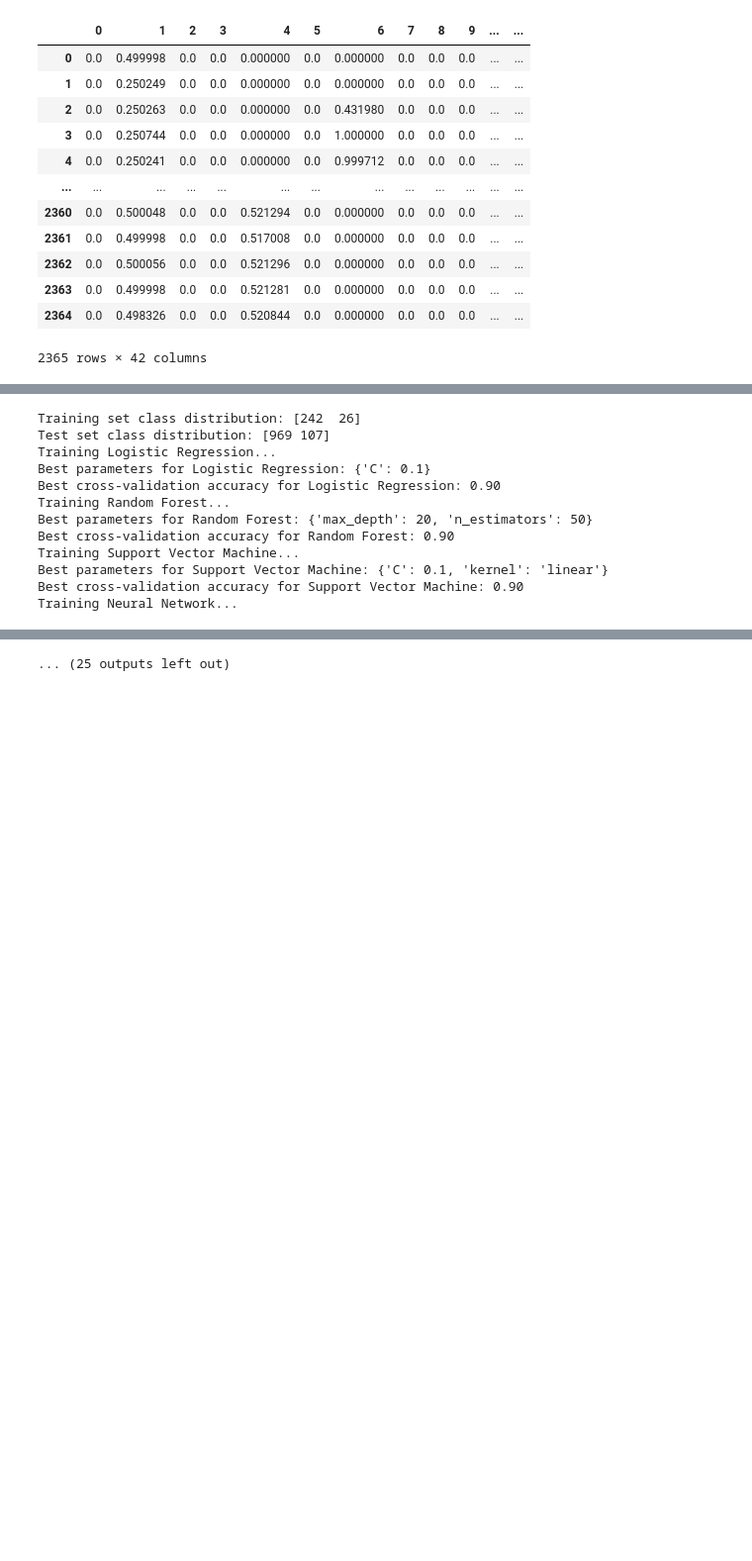
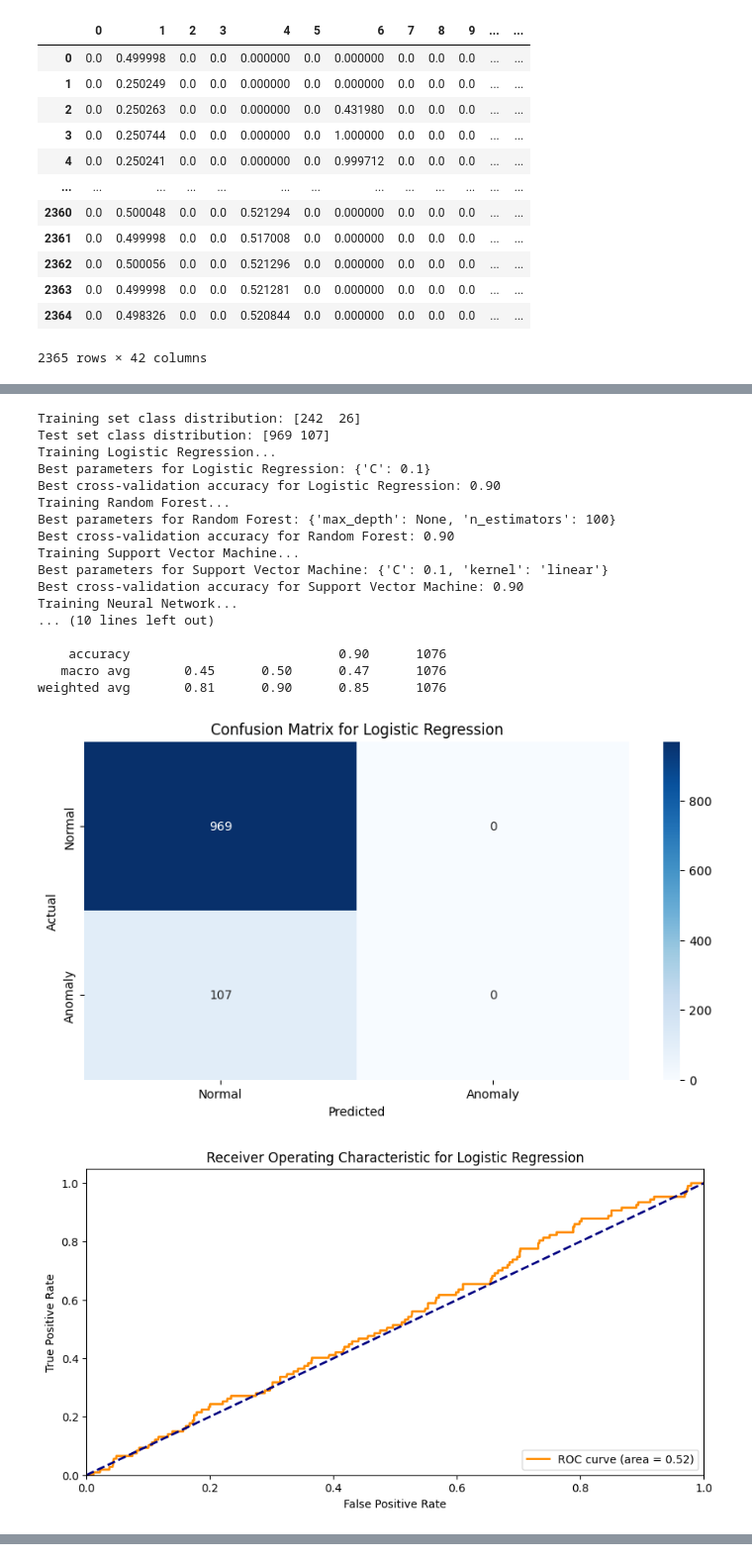
Before and after one commit to nirajlondhe8/aiml, a Jupyter notebook: capstone-20/capstone_anomaly.ipynb, the cells around one changed output, grey strips where cells are left out. Shown at 99% size. Saved outputs shown, nothing was run; the diff lists cells and outputs as text; code cells hidden in the pictures; blank space fills up the shorter version.

```diff
--- a/capstone-20/capstone_anomaly.ipynb
+++ b/capstone-20/capstone_anomaly.ipynb
@@ -522,7 +607,12 @@ from sklearn.svm import SVC
 from tensorflow.keras.models import Sequential
 from tensorflow.keras.layers import Dense
 
-# Assuming df_scaled, timestamps, change_timestamps, t_size, and epochs are already defined
+import warnings
+
+# Suppress all warnings
+warnings.filterwarnings('ignore')
+
+
 
 # Initialize non-anomalous dataset with data points before the first change timestamp
 non_anomalous_ds = df_scaled[timestamps < change_timestamps[1][1]]
@@ -545,7 +635,7 @@ non_anomalous_ds = pd.concat(non_anomalous_slices)
 non_anomalous_ds.reset_index(drop=True, inplace=True)
 
 # Split non-anomalous dataset into training and test sets
-df_train, df_test = train_test_split(non_anomalous_ds, test_size=t_size, random_state=42)
+df_train, df_test = train_test_split(non_anomalous_ds, test_size=0.8, random_state=42)
 
 # Reset index to ensure unique indices
 df_train.reset_index(drop=True, inplace=True)
@@ -644,31 +734,38 @@ def plot_confusion_matrix_and_roc(model, X_test, y_test, model_name):
     plt.figure(figsize=(10, 5))
     plt.plot(fpr, tpr, color='darkorange', lw=2, label=f'ROC curve (area = {roc_auc:.2f})')
     plt.plot([0, 1], [0, 1], color='navy', lw=2, linestyle='--')
     plt.xlim([0.0, 1.0])
     plt.ylim([0.0, 1.05])
     plt.xlabel('False Positive Rate')
     plt.ylabel('True Positive Rate')
     plt.title(f'Receiver Operating Characteristic for {model_name}')
     plt.legend(loc="lower right")
     plt.show()
 
 # Evaluate the best models on the test set and visualize performance
 for model_name, model in best_models.items():
     predictions = model.predict(df_test)
     accuracy = accuracy_score(scorer_target_test, predictions)
     print(f"Test accuracy for {model_name}: {accuracy:.2f}")
     print(classification_report(scorer_target_test, predictions))
     plot_confusion_matrix_and_roc(model, df_test, scorer_target_test, model_name)
 # %% [output]
 Training set class distribution: [242  26]
 Test set class distribution: [969 107]
 Training Logistic Regression...
 Best parameters for Logistic Regression: {'C': 0.1}
 Best cross-validation accuracy for Logistic Regression: 0.90
 Training Random Forest...
-Best parameters for Random Forest: {'max_depth': 20, 'n_estimators': 50}
+Best parameters for Random Forest: {'max_depth': None, 'n_estimators': 100}
 Best cross-validation accuracy for Random Forest: 0.90
 Training Support Vector Machine...
 Best parameters for Support Vector Machine: {'C': 0.1, 'kernel': 'linear'}
 Best cross-validation accuracy for Support Vector Machine: 0.90
 Training Neural Network...
+... (10 lines left out)
+
+    accuracy                           0.90      1076
+   macro avg       0.45      0.50      0.47      1076
+weighted avg       0.81      0.90      0.85      1076
+[figure, added]
+[figure, added]
@@ -688,2 +809 @@ WARNING:tensorflow:5 out of the last 5 calls to <function TensorFlowTrainer.make
-... (25 outputs left out)
 # %%
```
Also changed, not shown: parts of 12 cells of this notebook.
